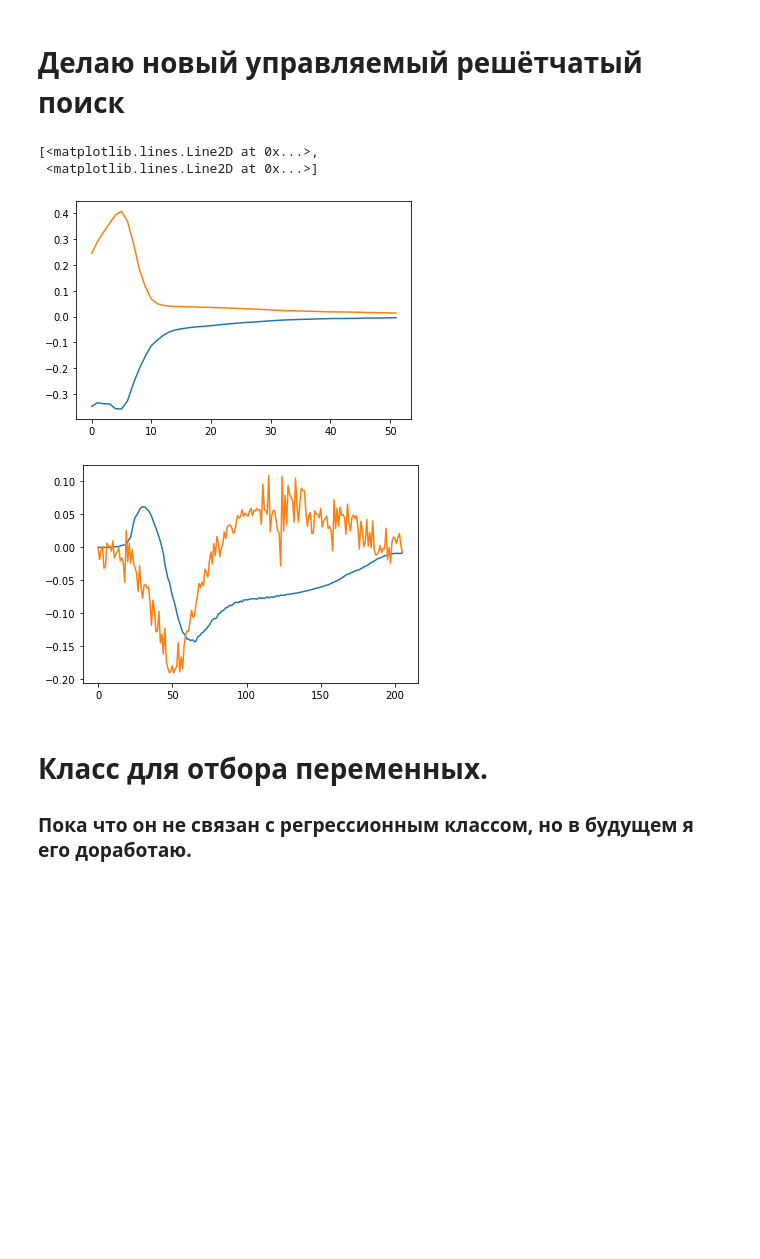
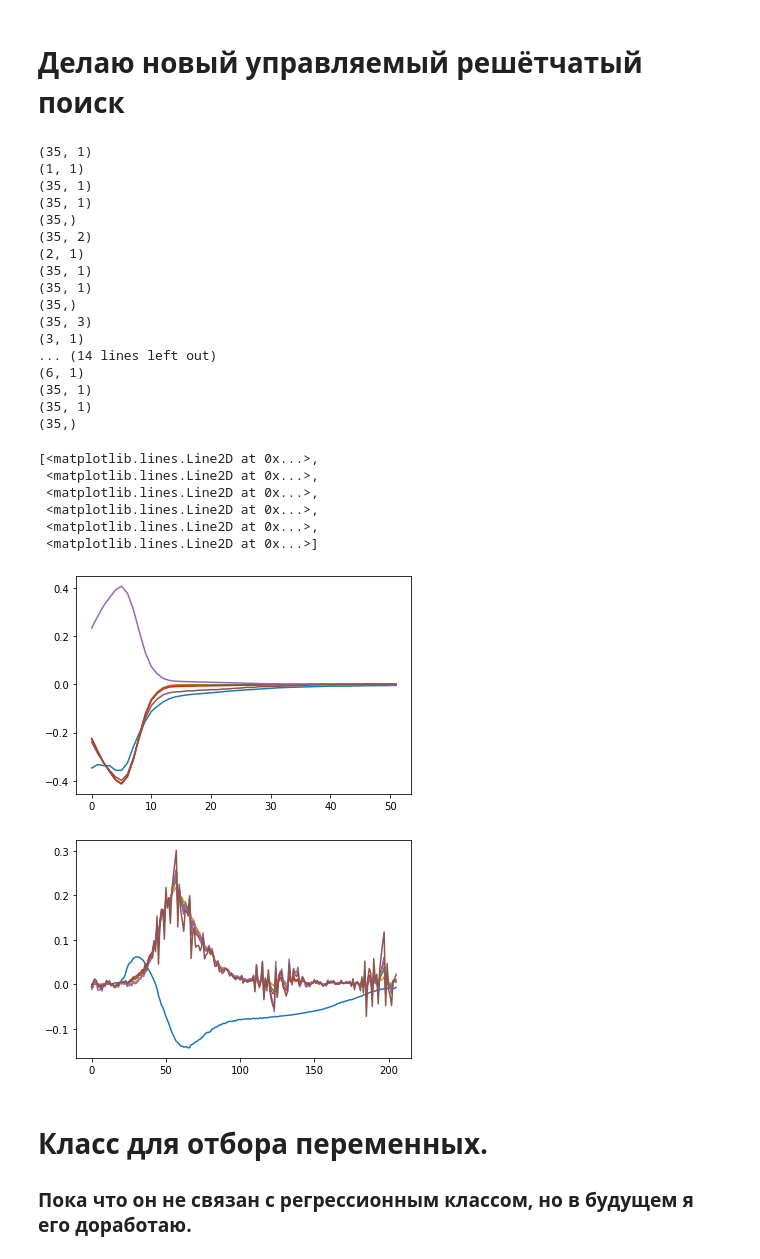
Before and after one commit to 89605502155/ML-repositry, a Jupyter notebook: new_NPLS1.ipynb, the cells around one changed output. Cells and saved outputs as stored; diff of their text form; code cells hidden in the pictures; blank space fills up the shorter version.

```diff
--- a/new_NPLS1.ipynb
+++ b/new_NPLS1.ipynb
@@ -68,7 +68,7 @@ class centrir(BaseEstimator):
             return y
 # %%
 class Tri_PLS1_grid(RegressorMixin,BaseEstimator):
-    def  __init__(self, n_components=2,a=0.3):
+    def  __init__(self, n_components=2,a=3):
         self.n_components = n_components
         self.a=a
 
@@ -92,16 +92,23 @@ class Tri_PLS1_grid(RegressorMixin,BaseEstimator):
         w_k_mass=np.zeros([self.n_components,x.shape[1],1])
         w_i_mass=np.zeros([self.n_components,x.shape[2],1])
         bf_array=[]
+
+        z_pz=np.eye(x.shape[1])
+        z_z=z_pz[:,:x.shape[2]]
+
         for f in range(0,self.n_components):
             z=np.zeros([x.shape[1],x.shape[2]])
             x_product=np.zeros([x.shape[0],x.shape[1],x.shape[2]])
+
+
+
             for i in range(0,x.shape[0]):
-                x_product[i,:,:]=x[i,:,:]*y[i]
+                x_product[i,:,:]=y[i]*x[i,:,:]
             z=x_product.sum(axis=0)
 
-            # Блок регуляризации
-            z_po=LA.pinv(z)
-            z=np.dot((np.dot(z,z_po)+(self.a*np.eye(z.shape[0]))),z)
+            # Блок регуляризации z
+            #z_po=LA.pinv(z)
+            #z=np.dot((np.dot(z,z_po)+(self.a*np.eye(z.shape[0]))),z)
 
 
             Wk, S, WI = np.linalg.svd(z)
@@ -117,12 +124,20 @@ class Tri_PLS1_grid(RegressorMixin,BaseEstimator):
             for h in range(0,x.shape[0]):
                  Tt[h,f]=np.dot(np.dot(w_k.transpose(),x[h,:,:]),w_i)
             T=np.array(Tt[:,0:f+1]).reshape(x.shape[0],f+1)
-            bf=np.dot(np.dot(np.linalg.inv(np.dot(T.transpose(),T)),T.transpose()),y)
+
+            print((np.dot(np.linalg.inv(np.dot(T,T.transpose())+(self.a*np.eye(x.shape[0]))),T)).shape)
+            bf=np.dot((np.dot(np.linalg.inv(np.dot(T,T.transpose())+(self.a*np.eye(x.shape[0]))),T)).transpose(),
+                          y.reshape([x.shape[0],1]))
+            print(bf.shape)
+            print((np.dot(T,bf)).shape)
             bf_array+=[bf]
             mmas=np.kron(Tt[:,f],np.kron(w_i,w_k).reshape(x.shape[1],x.shape[2])).reshape(x.shape[0],x.shape[1],x.shape[2])
-            x=x-(mmas)
-            y=y-(np.dot(T,bf))
-            mass+=np.dot(T,bf)
+            x=np.array(x-(mmas))
+
+            print((np.dot(T,bf)).shape)
+            y=(y-(np.dot(T,bf)).reshape(x.shape[0]))
+            print(y.shape)
+            mass+=(np.dot(T,bf)).reshape(x.shape[0]).reshape(x.shape[0])
         self.bf_array=bf_array
         self.train_error=mean_squared_error(mass,y_copy)
         self.w_k=w_k_mass
@@ -187,34 +198,58 @@ def flatten(x):
 # %%
+def flatten(x):
+    sh = x.shape
+    return x.reshape(sh[0:len(sh)-1])
 # для гуминовых веществ может иметь смысл взять чуть больше компонент;
 # для аминокислот должно быть достаточно одного
-model = Tri_PLS1_grid(n_components=2, a=0.2)
+model = Tri_PLS1_grid(n_components=6, a=0)
 
 # NB: здесь мы ничего не центрируем, что как будто не влияет на результат
 X = Xdata_numpy['X']
-#X -= X.mean(axis = 0) # раскомментировать для центрирования по X
+X -= X.mean(axis = 0) # раскомментировать для центрирования по X
 
 y0 = Ydata.to_numpy()[:,0] # здесь номер колонки выбирает гуминовые вещества / тирозин / триптофан
 st=np.std(y0)
-#y0 -= y0.mean() # раскомментировать для центрирования по
+y0 -= y0.mean() # раскомментировать для центрирования по
 #y0 /= (st**2)
 model.fit(X, y0)
 
 # почему-то массивы w_i, w_k оказываются трёхмерными, но последняя размерность всегда 1
 # уберём её, чтобы работать, как мы обычно работаем с матрицами
 def flatten(x):
     sh = x.shape
     return x.reshape(sh[0:len(sh)-1])
 
 plt.figure()
 plt.plot(flatten(model.w_i).transpose())
 
 plt.figure()
 plt.plot(flatten(model.w_k).transpose())
 # %% [output]
-[<matplotlib.lines.Line2D at 0x...>,
- <matplotlib.lines.Line2D at 0x...>]
+(35, 1)
+(1, 1)
+(35, 1)
+(35, 1)
+(35,)
+(35, 2)
+(2, 1)
+(35, 1)
+(35, 1)
+(35,)
+(35, 3)
+(3, 1)
+... (14 lines left out)
+(6, 1)
+(35, 1)
+(35, 1)
+(35,)
+[<matplotlib.lines.Line2D at 0x...>,
+ <matplotlib.lines.Line2D at 0x...>,
+ <matplotlib.lines.Line2D at 0x...>,
+ <matplotlib.lines.Line2D at 0x...>,
+ <matplotlib.lines.Line2D at 0x...>,
+ <matplotlib.lines.Line2D at 0x...>]
-[figure, old version]
+[figure, new version]
-[figure, old version]
+[figure, new version]
 # %% [markdown]
 # Класс для отбора переменных.
 ### Пока что он не связан с регрессионным классом, но в будущем я его доработаю.
```
Also changed, not shown: parts of 1 cell of this notebook.
